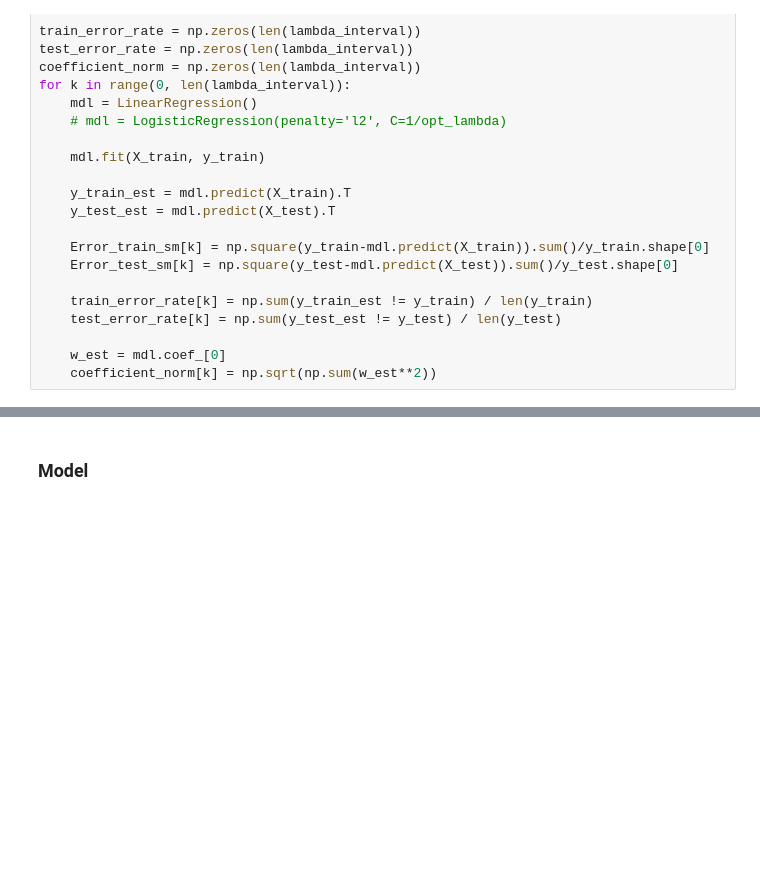
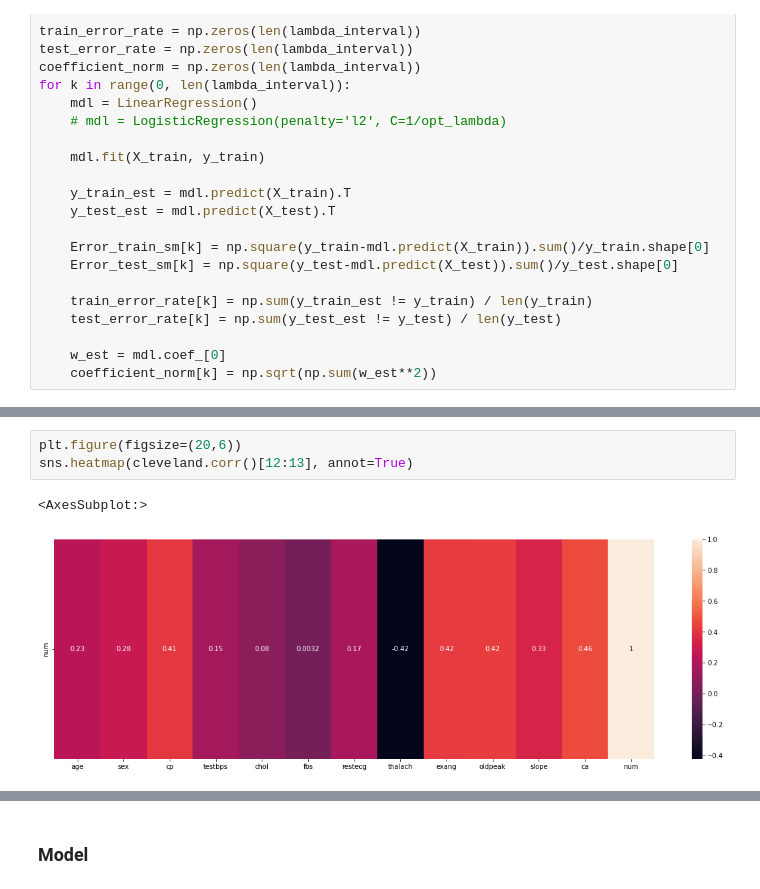
Before and after one commit to WizenPainter/DTU-02450, a Jupyter notebook: Assignment 1/project.ipynb, the cells around one changed output, grey strips where cells are left out. Cells and saved outputs as stored; diff of their text form; blank space fills up the shorter version.

```diff
--- a/Assignment 1/project.ipynb
+++ b/Assignment 1/project.ipynb
@@ -604,3 +603,9 @@ plt.xticks(rotation=45)
+# %%
+plt.figure(figsize=(20,6))
+sns.heatmap(cleveland.corr()[12:13], annot=True)
+# %% [output]
+<AxesSubplot:>
+[figure, added]
 # %%
 plt.plot(Error_train_sm)
 plt.plot(Error_test_sm)
```
Also changed, not shown: parts of 17 cells of this notebook.
